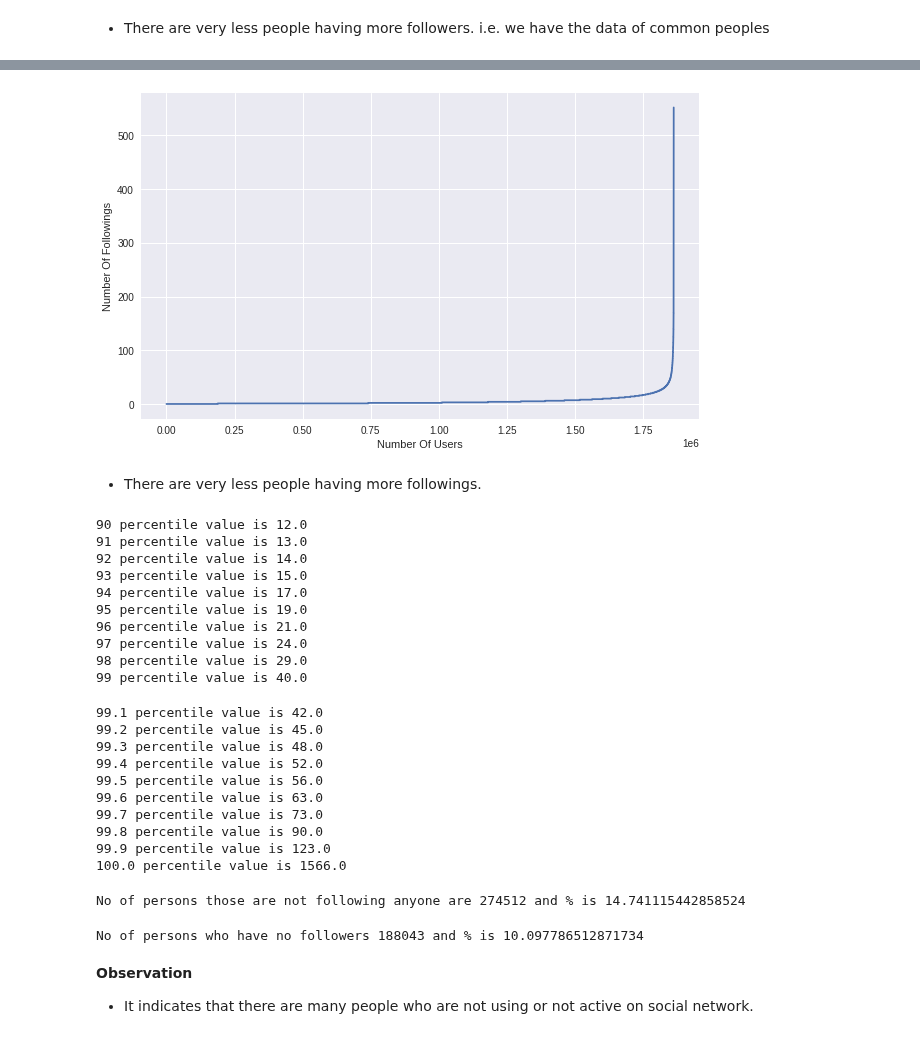
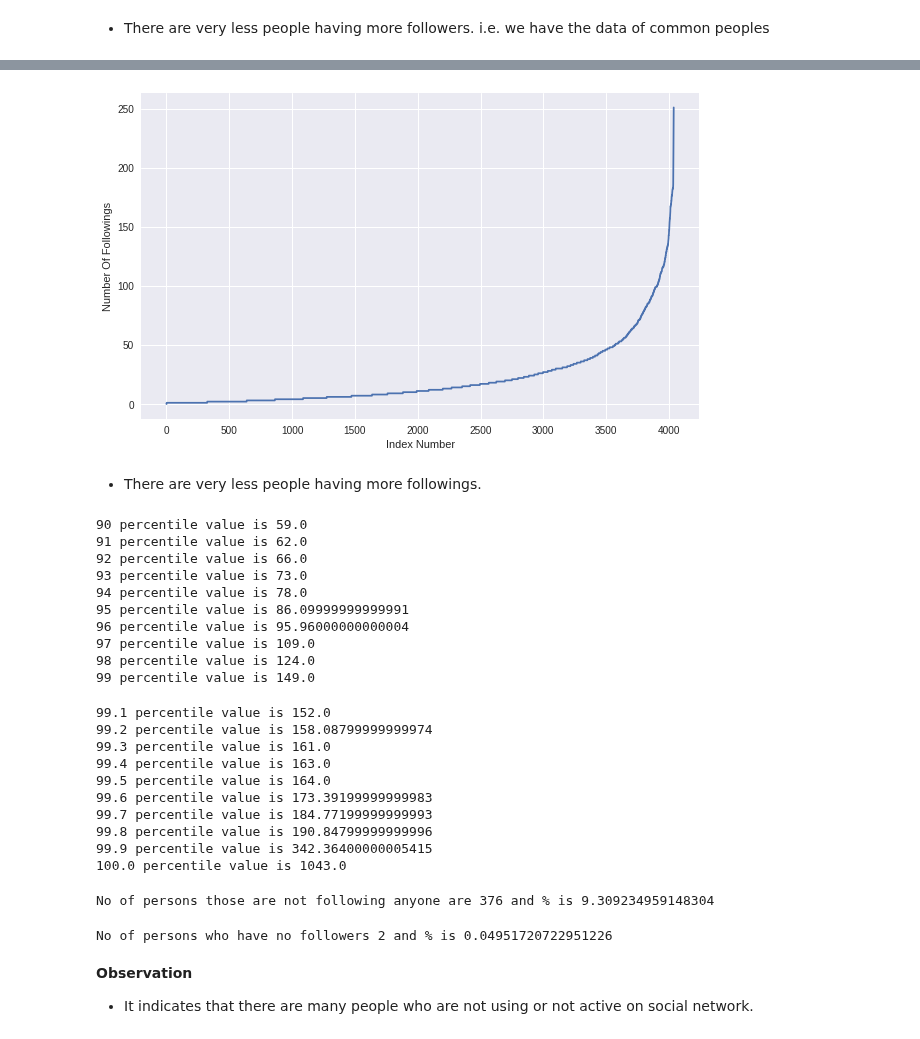
Before and after one commit to JayantGoel001/GraphsAndSocialNetworkAnalytics, a Jupyter notebook: Project/Link_Prediction_on_Facebook_Recruiting_Dataset.ipynb, the cells around one changed output, grey strips where cells are left out. Cells and saved outputs as stored; diff of their text form; code cells hidden in the pictures.

```diff
--- a/Project/Link_Prediction_on_Facebook_Recruiting_Dataset.ipynb
+++ b/Project/Link_Prediction_on_Facebook_Recruiting_Dataset.ipynb
@@ -34,6 +33,6 @@ import pickle
 import os
 # %%
-df_train=pd.read_csv('train.csv')
+df_train=pd.read_csv('Facebook.csv')
 df_train.head()
 # %% [output]
 |  | source_node | destination_node |
@@ -80,5 +58,3 @@ pickle.dump(G,open('Graph.pkl','wb+'))
-# %%
-G = pickle.load(open('Graph.pkl',"rb+"))
 # %% [markdown]
 ### Basic Information of graph.
 # %%
@@ -158,52 +134,52 @@ for i in range(1,11,1):
 # %%
 outdegree_dist.sort()
 plt.figure(figsize=(10,6))
 plt.plot(indegree_dist)
-plt.xlabel('Number Of Users')
+plt.xlabel('Index Number')
 plt.ylabel('Number Of Followings')
 plt.show()
 # %% [output]
-[figure, old version]
+[figure, new version]
 # %% [markdown]
 * There are very less people having more followings.
 # %%
-# 90-100 percentile
+# 90-99 percentile
 for i in range(0,10):
     print(90+i,'percentile value is',np.percentile(outdegree_dist,90+i))
 # %% [output]
-90 percentile value is 12.0
-91 percentile value is 13.0
-92 percentile value is 14.0
-93 percentile value is 15.0
-94 percentile value is 17.0
-95 percentile value is 19.0
-96 percentile value is 21.0
-97 percentile value is 24.0
-98 percentile value is 29.0
-99 percentile value is 40.0
+90 percentile value is 59.0
+91 percentile value is 62.0
+92 percentile value is 66.0
+93 percentile value is 73.0
+94 percentile value is 78.0
+95 percentile value is 86.09999999999991
+96 percentile value is 95.96000000000004
+97 percentile value is 109.0
+98 percentile value is 124.0
+99 percentile value is 149.0
 # %%
 # 99-100 percentile
 for i in range(1,11,1):
     print(99+(i/10),'percentile value is',np.percentile(outdegree_dist,99+(i/10)))
 # %% [output]
-99.1 percentile value is 42.0
-99.2 percentile value is 45.0
-99.3 percentile value is 48.0
-99.4 percentile value is 52.0
-99.5 percentile value is 56.0
-99.6 percentile value is 63.0
-99.7 percentile value is 73.0
-99.8 percentile value is 90.0
-99.9 percentile value is 123.0
-100.0 percentile value is 1566.0
+99.1 percentile value is 152.0
+99.2 percentile value is 158.08799999999974
+99.3 percentile value is 161.0
+99.4 percentile value is 163.0
+99.5 percentile value is 164.0
+99.6 percentile value is 173.39199999999983
+99.7 percentile value is 184.77199999999993
+99.8 percentile value is 190.84799999999996
+99.9 percentile value is 342.36400000005415
+100.0 percentile value is 1043.0
 # %%
 print('No of persons those are not following anyone are' ,sum(np.array(outdegree_dist)==0),'and % is', sum(np.array(outdegree_dist)==0)*100/len(outdegree_dist))
 # %% [output]
-No of persons those are not following anyone are 274512 and % is 14.741115442858524
+No of persons those are not following anyone are 376 and % is 9.309234959148304
 # %%
 print('No of persons who have no followers' ,sum(np.array(indegree_dist)==0),'and % is',sum(np.array(indegree_dist)==0)*100/len(indegree_dist))
 # %% [output]
-No of persons who have no followers 188043 and % is 10.097786512871734
+No of persons who have no followers 2 and % is 0.04951720722951226
 # %% [markdown]
 **Observation**
 * It indicates that there are many people who are not using or not active on social network.
```
Also changed, not shown: parts of 106 cells of this notebook.
